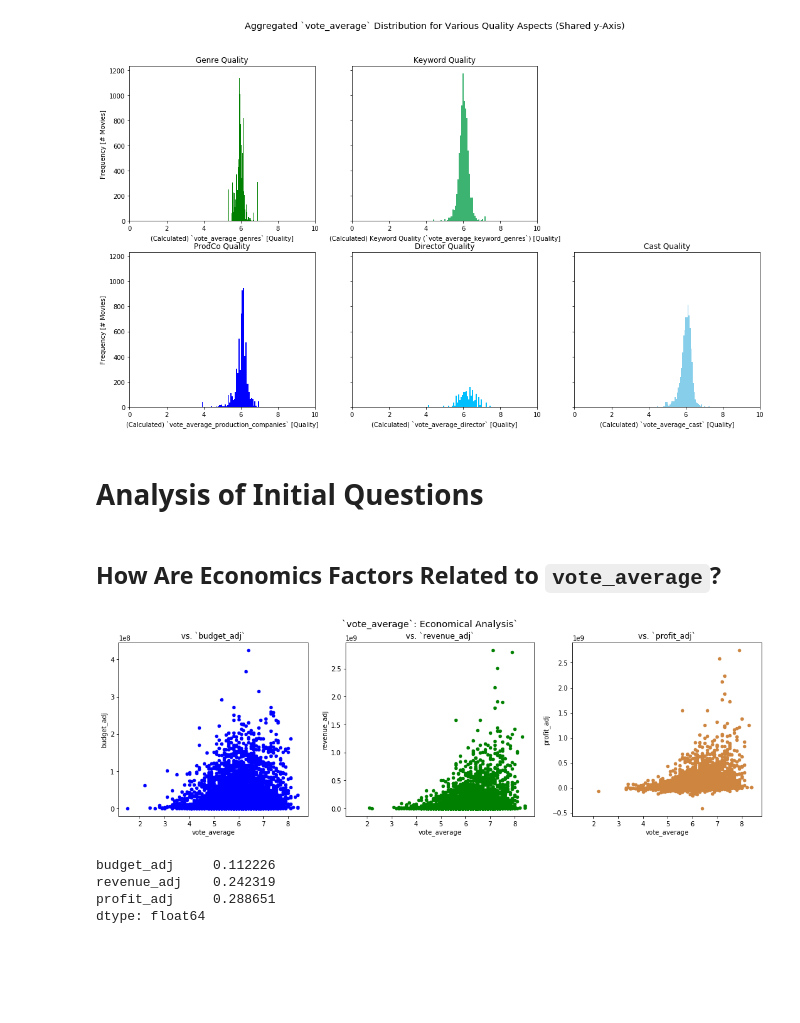
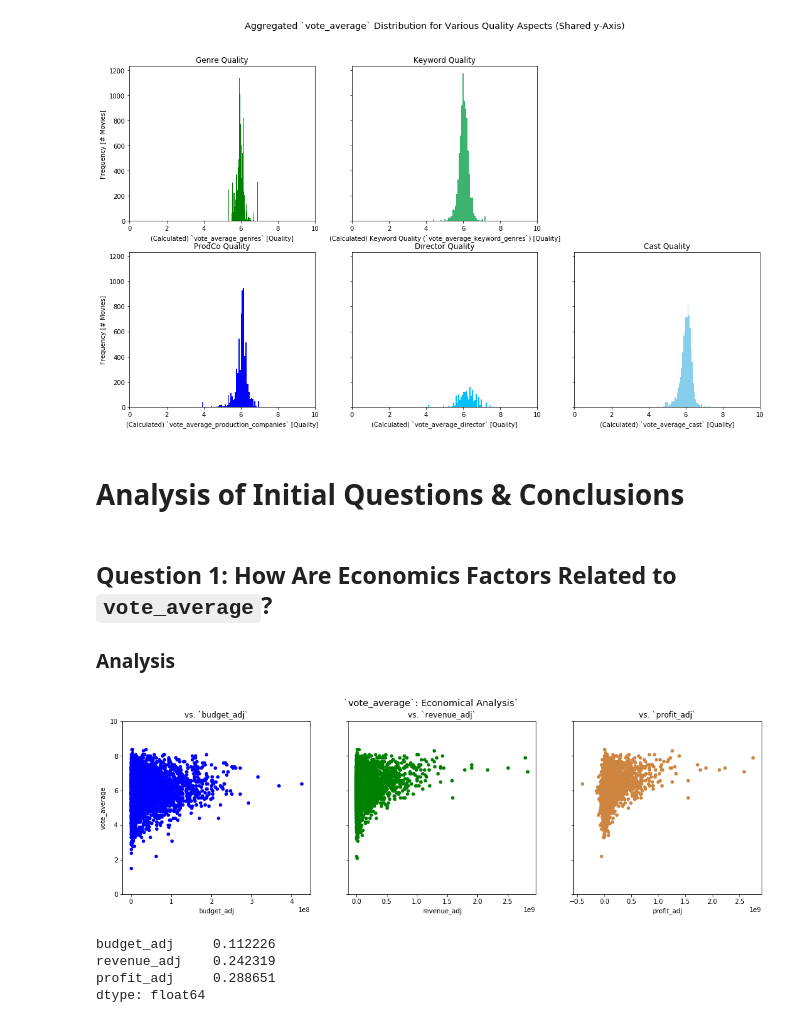
Before and after one commit to QuantificAid/tmdb_movie_data, a Jupyter notebook: tmdb_movie_data.ipynb, the cells around one changed output. Drawn from its saved outputs; the diff is of its cells as text; code cells hidden in the pictures; blank space fills up the shorter version.

Commit message:
Amended analysis and conclusions

```diff
--- a/tmdb_movie_data.ipynb
+++ b/tmdb_movie_data.ipynb
@@ -472,18 +472,20 @@ ax6.axis(xmin=0, xmax=10);
 [figure]
 # %% [markdown]
 <a id="analysis"></a>
-# Analysis of Initial Questions
+# Analysis of Initial Questions & Conclusions
 # %% [markdown]
-## How Are Economics Factors Related to `vote_average`?
+## Question 1: How Are Economics Factors Related to `vote_average`?
+### Analysis
 # %%
-fig, [ax1, ax2, ax3] = plt.subplots(ncols=3, figsize=(18, 5), sharex=True)
+fig, [ax1, ax2, ax3] = plt.subplots(ncols=3, figsize=(18, 5), sharey=True)
 fig.suptitle('`vote_average`: Economical Analysis`', size='x-large')
-atmdb.plot.scatter(x='vote_average', y='budget_adj', ax=ax1, title='vs. `budget_adj`', color='b')
-atmdb.plot.scatter(x='vote_average', y='revenue_adj', ax=ax2, title='vs. `revenue_adj`', color='g')
-atmdb.plot.scatter(x='vote_average', y='profit_adj', ax=ax3, title='vs. `profit_adj`', color='peru')
+atmdb.plot.scatter(y='vote_average', x='budget_adj', ax=ax1, title='vs. `budget_adj`', color='b')
+ax1.axis(ymin=0, ymax=10)
+atmdb.plot.scatter(y='vote_average', x='revenue_adj', ax=ax2, title='vs. `revenue_adj`', color='g')
+atmdb.plot.scatter(y='vote_average', x='profit_adj', ax=ax3, title='vs. `profit_adj`', color='peru')
 plt.show()
 # %% [output]
-[figure, old version]
+[figure, new version]
 # %%
 atmdb[['budget_adj', 'revenue_adj', 'profit_adj']].corrwith(atmdb.vote_average)
 # %% [output]
```
Also changed, not shown: parts of 7 cells of this notebook, 1 other file.
